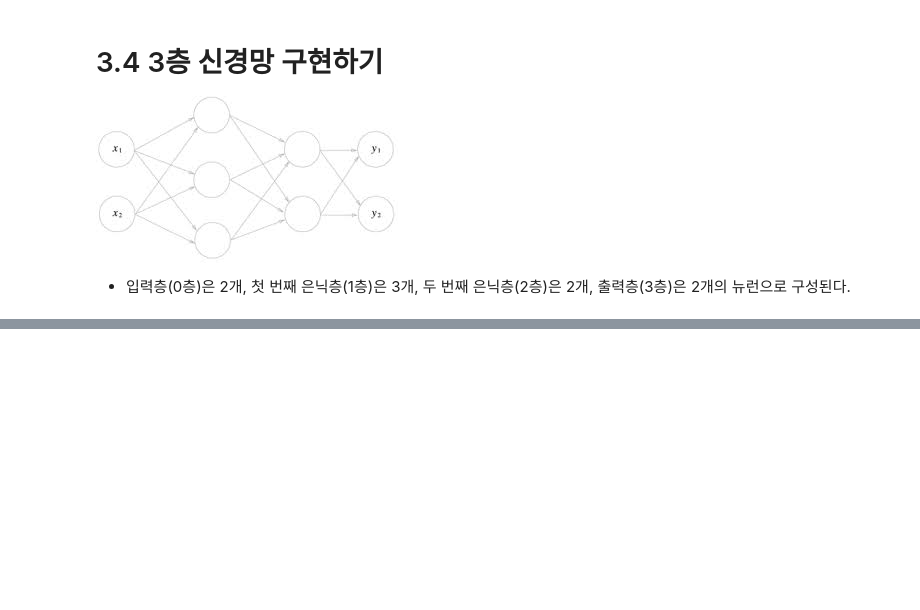
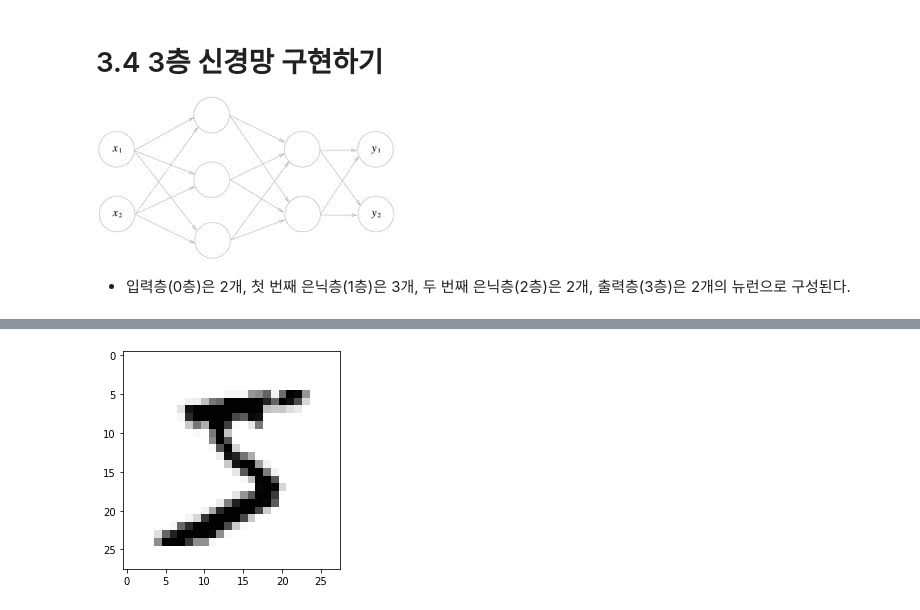
Before and after one commit to eunsour/Deep-Learning-from-Scratch, a Jupyter notebook: Chapter 03/Ch3_Neural_network.ipynb, the cells around one changed output, grey strips where cells are left out. Drawn from its saved outputs; the diff is of its cells as text; code cells hidden in the pictures; blank space fills up the shorter version.

```diff
--- a/Chapter 03/Ch3_Neural_network.ipynb
+++ b/Chapter 03/Ch3_Neural_network.ipynb
@@ -246,0 +430,9 @@ print(Y)
+# %%
+from keras.datasets import mnist
+
+(x_train, t_train), (x_test, t_test) = mnist.load_data()
+
+print(x_train.shape)
+print(t_train.shape)
+print(x_test.shape)
+print(t_test.shape)
@@ -246,0 +447,6 @@ print(Y)
+# %%
+import matplotlib.pyplot as plt
+plt.imshow(x_train[0], cmap='Greys')
+plt.show()
+# %% [output]
+[figure, added]
```
Also changed, not shown: parts of 34 cells of this notebook.
